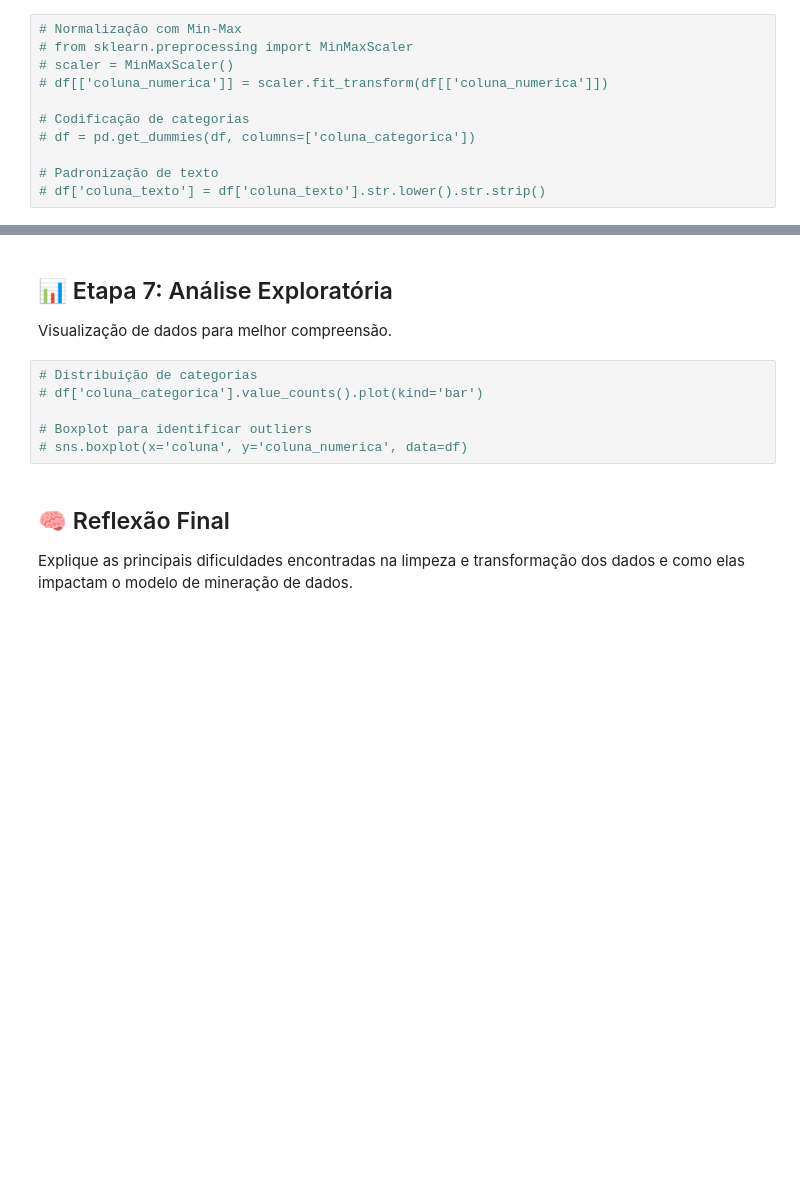
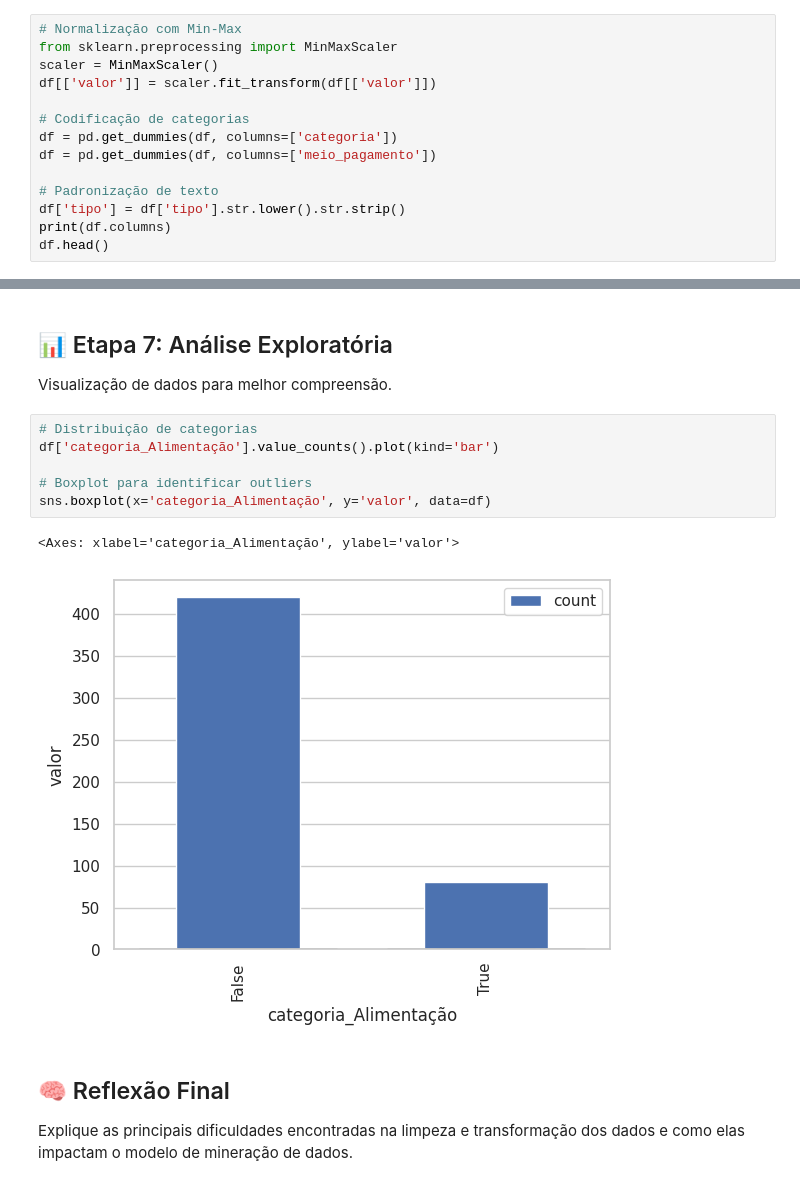
Before and after one commit to CoutinhoGuilherme/mineracao_de_dados, a Jupyter notebook: App_Controle_Financeiro.ipynb, the cells around one changed output, grey strips where cells are left out. Drawn from its saved outputs; the diff is of its cells as text; blank space fills up the shorter version.

```diff
--- a/App_Controle_Financeiro.ipynb
+++ b/App_Controle_Financeiro.ipynb
@@ -53,12 +78,15 @@ Amostragem, remoção de atributos irrelevantes.
 Inclui normalização, codificação de categorias, padronização de formatos.
 # %%
 # Normalização com Min-Max
-# from sklearn.preprocessing import MinMaxScaler
-# scaler = MinMaxScaler()
-# df[['coluna_numerica']] = scaler.fit_transform(df[['coluna_numerica']])
+from sklearn.preprocessing import MinMaxScaler
+scaler = MinMaxScaler()
+df[['valor']] = scaler.fit_transform(df[['valor']])
 
 # Codificação de categorias
-# df = pd.get_dummies(df, columns=['coluna_categorica'])
+df = pd.get_dummies(df, columns=['categoria'])
+df = pd.get_dummies(df, columns=['meio_pagamento'])
 
 # Padronização de texto
-# df['coluna_texto'] = df['coluna_texto'].str.lower().str.strip()
+df['tipo'] = df['tipo'].str.lower().str.strip()
+print(df.columns)
+df.head()
@@ -67,10 +108,13 @@ Inclui normalização, codificação de categorias, padronização de formatos.
 Visualização de dados para melhor compreensão.
 # %%
 # Distribuição de categorias
-# df['coluna_categorica'].value_counts().plot(kind='bar')
+df['categoria_Alimentação'].value_counts().plot(kind='bar')
 
 # Boxplot para identificar outliers
-# sns.boxplot(x='coluna', y='coluna_numerica', data=df)
+sns.boxplot(x='categoria_Alimentação', y='valor', data=df)
+# %% [output]
+<Axes: xlabel='categoria_Alimentação', ylabel='valor'>
+[figure, added]
 # %% [markdown]
 ## 🧠 Reflexão Final
 Explique as principais dificuldades encontradas na limpeza e transformação dos dados e como elas impactam o modelo de mineração de dados.
```
Also changed, not shown: parts of 5 cells of this notebook.
